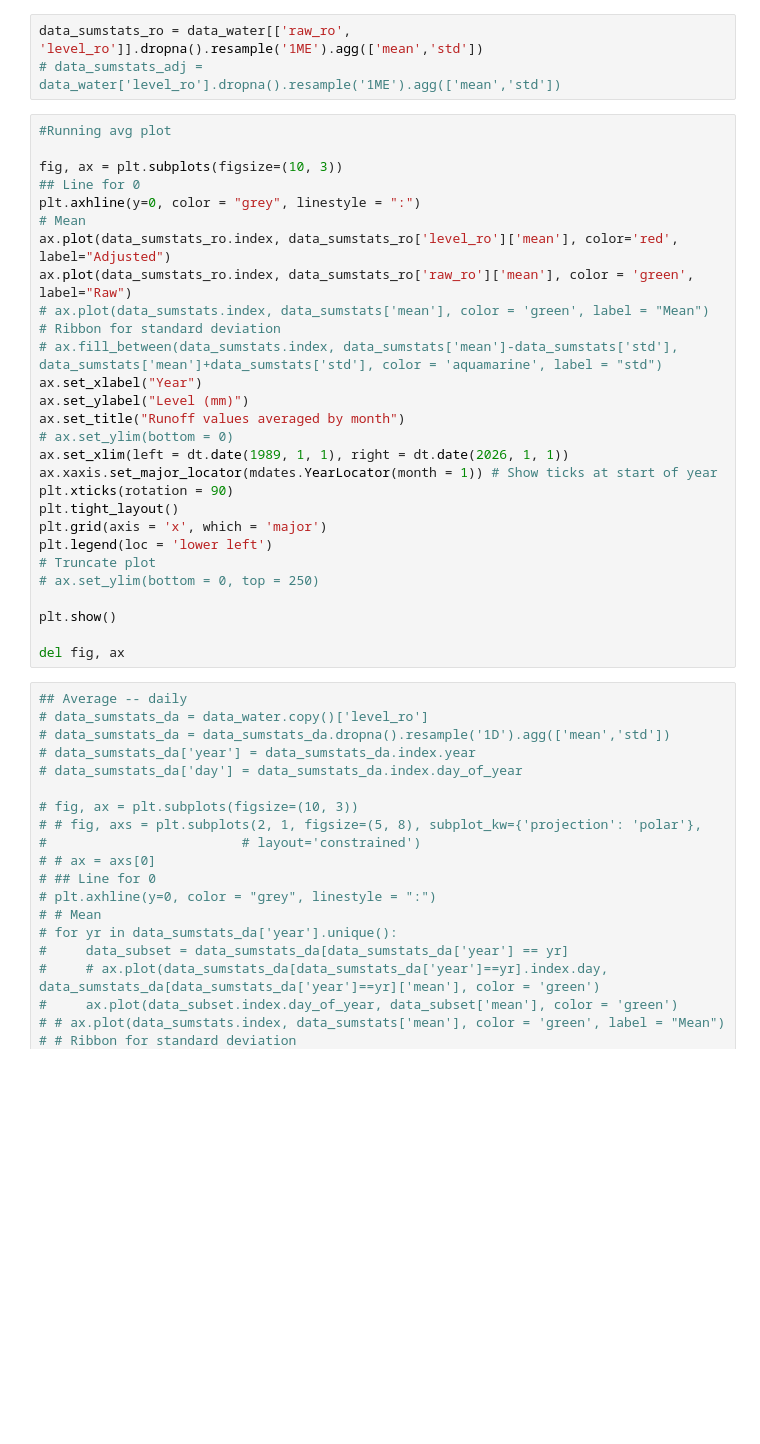
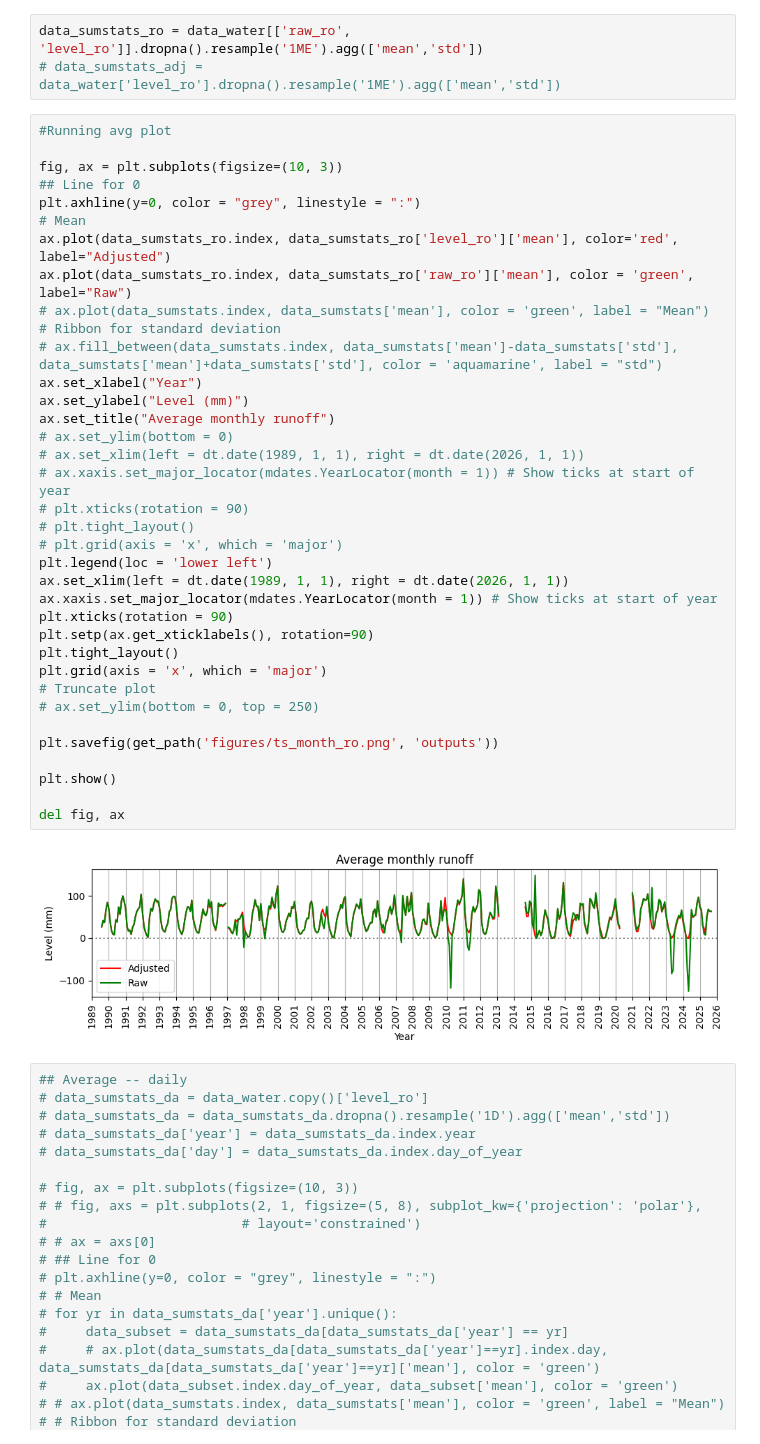
Before and after one commit to gmcginnis/info-698-capstone, a Jupyter notebook: code/02_eda.ipynb, the cells around one changed output. Drawn from its saved outputs; the diff is of its cells as text; blank space fills up the shorter version.

```diff
--- a/code/02_eda.ipynb
+++ b/code/02_eda.ipynb
@@ -432,31 +632,41 @@ data_sumstats_ro = data_water[['raw_ro', 'level_ro']].dropna().resample('1ME').a
 # %%
 #Running avg plot
 
 fig, ax = plt.subplots(figsize=(10, 3))
 ## Line for 0
 plt.axhline(y=0, color = "grey", linestyle = ":")
 # Mean
 ax.plot(data_sumstats_ro.index, data_sumstats_ro['level_ro']['mean'], color='red', label="Adjusted")
 ax.plot(data_sumstats_ro.index, data_sumstats_ro['raw_ro']['mean'], color = 'green', label="Raw")
 # ax.plot(data_sumstats.index, data_sumstats['mean'], color = 'green', label = "Mean")
 # Ribbon for standard deviation
 # ax.fill_between(data_sumstats.index, data_sumstats['mean']-data_sumstats['std'], data_sumstats['mean']+data_sumstats['std'], color = 'aquamarine', label = "std")
 ax.set_xlabel("Year")
 ax.set_ylabel("Level (mm)")
-ax.set_title("Runoff values averaged by month")
+ax.set_title("Average monthly runoff")
 # ax.set_ylim(bottom = 0)
+# ax.set_xlim(left = dt.date(1989, 1, 1), right = dt.date(2026, 1, 1))
+# ax.xaxis.set_major_locator(mdates.YearLocator(month = 1)) # Show ticks at start of year
+# plt.xticks(rotation = 90)
+# plt.tight_layout()
+# plt.grid(axis = 'x', which = 'major')
+plt.legend(loc = 'lower left')
 ax.set_xlim(left = dt.date(1989, 1, 1), right = dt.date(2026, 1, 1))
 ax.xaxis.set_major_locator(mdates.YearLocator(month = 1)) # Show ticks at start of year
 plt.xticks(rotation = 90)
+plt.setp(ax.get_xticklabels(), rotation=90)
 plt.tight_layout()
 plt.grid(axis = 'x', which = 'major')
-plt.legend(loc = 'lower left')
 # Truncate plot
 # ax.set_ylim(bottom = 0, top = 250)
+
+plt.savefig(get_path('figures/ts_month_ro.png', 'outputs'))
 
 plt.show()
 
 del fig, ax
+# %% [output]
+[figure, added]
 # %%
 ## Average -- daily
 # data_sumstats_da = data_water.copy()['level_ro']
```
Also changed, not shown: parts of 26 cells of this notebook.
